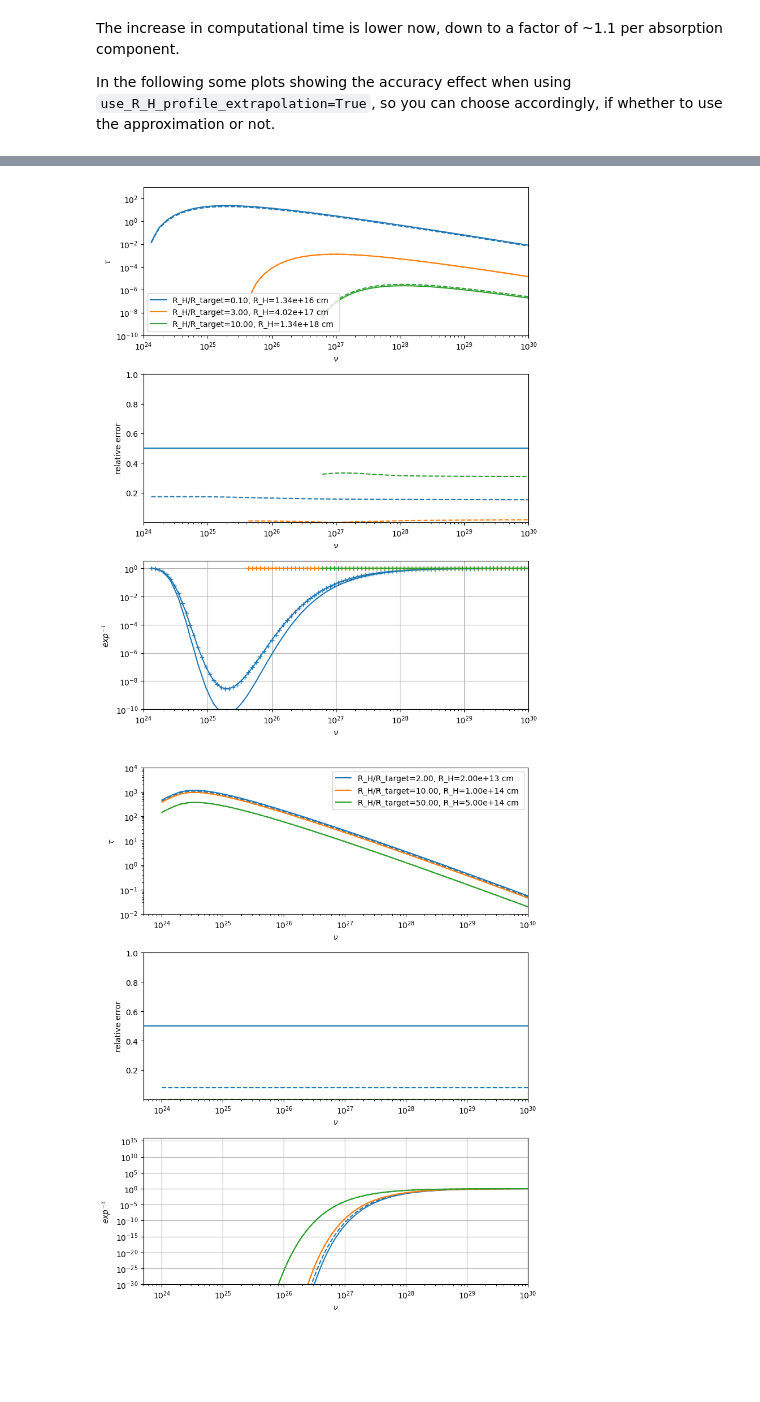
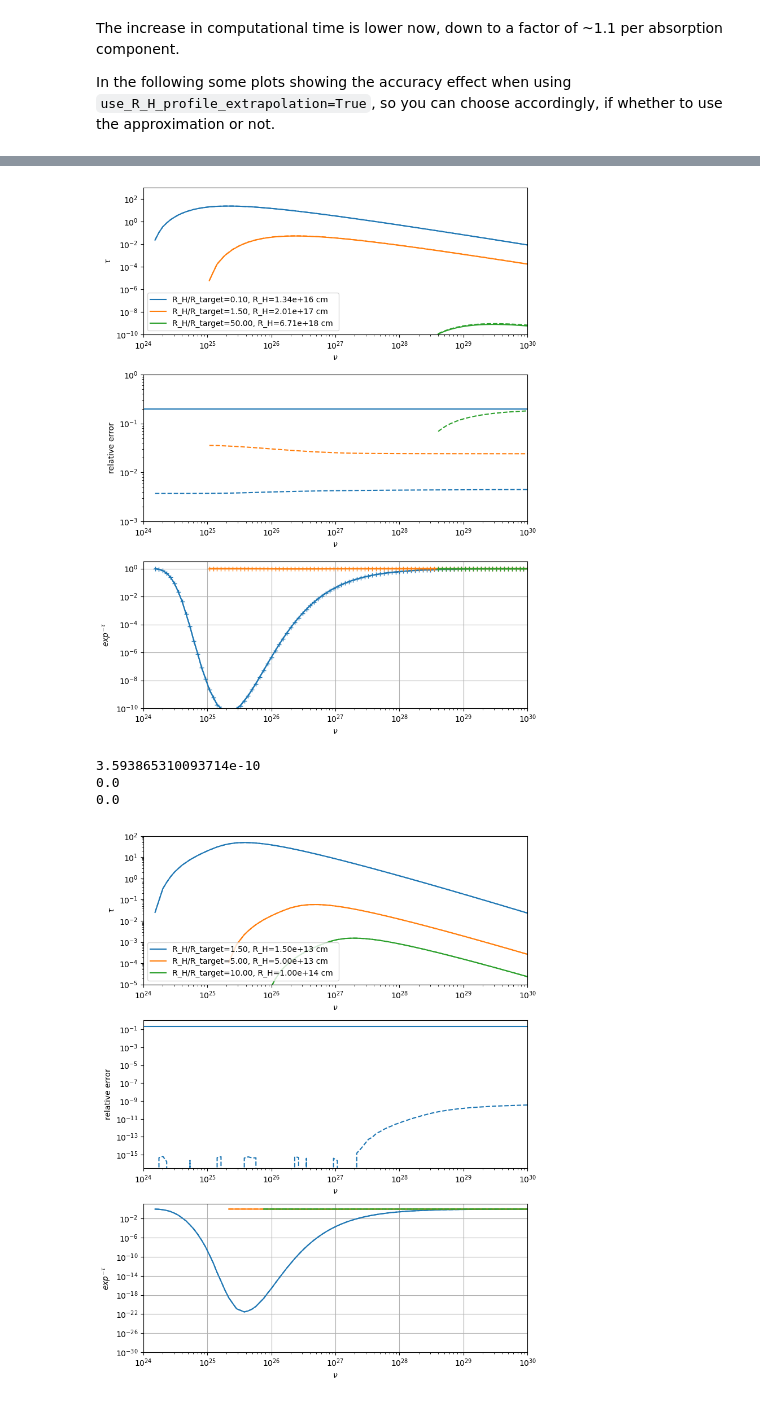
Before and after one commit to andreatramacere/jetset, a Jupyter notebook: doc/documentation_notebooks/notebooks/internal_abs/int_abs.ipynb, the cells around one changed output, grey strips where cells are left out. Drawn from its saved outputs; the diff is of its cells as text; code cells hidden in the pictures; blank space fills up the shorter version.

Commit message:
upd doc for Corona

```diff
--- a/doc/documentation_notebooks/notebooks/internal_abs/int_abs.ipynb
+++ b/doc/documentation_notebooks/notebooks/internal_abs/int_abs.ipynb
@@ -106,17 +106,17 @@ None
 # %% [markdown]
 Now we can enable the internal absorption for the BLR and DT fields, and evaluate the model with internal absorption applied
 # %%
-
-jetset_model.enable_internal_absorption('DT',use_R_H_profile_extrapolation=False)
-jetset_model.enable_internal_absorption('BLR',use_R_H_profile_extrapolation=False)
-jetset_model.enable_internal_absorption('Corona',use_R_H_profile_extrapolation=False)
+jetset_model.remove_internal_absorption('DT',)
+jetset_model.remove_internal_absorption('BLR', )
+jetset_model.remove_internal_absorption('Corona')
 
 jetset_model.eval()
 p=jetset_model.plot_model()
 
-jetset_model.remove_internal_absorption('DT')
-jetset_model.remove_internal_absorption('BLR')
-jetset_model.remove_internal_absorption('Corona')
+#jetset_model.remove_internal_absorption('DT')
+#jetset_model.remove_internal_absorption('BLR')
+#jetset_model.remove_internal_absorption('Corona')
+jetset_model.set_external_field_transf('disk')
 
 jetset_model.eval()
 jetset_model.plot_model(plot_obj=p,comp='EC_DT',label='no DT abs',line_style='--')
@@ -241,7 +250,7 @@ jetset_model.enable_internal_absorption(comp,N_R_H=50,N_theta=50,N_soft=50,N_har
 nu_hard_min=1E25
 nu_tau=np.logspace(np.log10(nu_hard_min),30,100)
 
-for ID,f in enumerate([0.1,1,30]):
+for ID,f in enumerate([.1,1.5,20]):
     jetset_model.parameters.R_H.val=R_DT*f
     jetset_model.eval()
 
@@ -257,7 +266,7 @@ for ID,f in enumerate([0.1,1,30]):
     x=x*u.Hz
     axs[0].loglog( x[msk] ,y1[msk] ,'--',c=colors[ID])
 
-    axs[1].semilogx( x[msk],np.fabs(y1[msk] -y [msk])/y[msk],'--',c=colors[ID])
+    axs[1].loglog( x[msk],np.fabs(y1[msk] -y [msk])/y[msk],'--',c=colors[ID])
 
     axs[2].loglog( x[msk],np.exp(-y[msk]),'-',c=colors[ID])
     axs[2].loglog( x[msk],np.exp(-y1[msk]),'--',c=colors[ID])
@@ -268,7 +277,7 @@ axs[2].set_xlim(x_min,1E30)
 axs[0].legend()
 
 
-axs[1].axhline(.5)
+axs[1].axhline(.2)
 
 axs[0].set_ylim(1E-10,1E3)
 axs[1].set_ylim(1E-5,2)
@@ -295,7 +304,7 @@ comp='BLR'
 jetset_model.enable_internal_absorption(comp,N_R_H=50,N_theta=50,N_soft=50,N_hard=50,use_R_H_profile_extrapolation=False)
 nu_hard_min=1E24
 nu_tau=np.logspace(np.log10(nu_hard_min),30,100)
-for ID,f in enumerate([.1,3,10]):
+for ID,f in enumerate([.1,1.5,50]):
     jetset_model.parameters.R_H.val=R_BLR*f
     jetset_model.eval()
     jetset_model.enable_internal_absorption(comp,N_R_H=50,N_theta=50,N_soft=50,N_hard=50,use_R_H_profile_extrapolation=False)
@@ -310,7 +319,7 @@ for ID,f in enumerate([.1,3,10]):
     y1,x=jetset_model.eval_internal_absorption(comp=comp,peak=False,nu=nu_tau)
     x=x*u.Hz
     axs[0].loglog( x[msk] ,y1[msk] ,'--',c=colors[ID])
-    axs[1].semilogx( x[msk],np.fabs(y1[msk] -y [msk])/y[msk],'--',c=colors[ID])
+    axs[1].loglog( x[msk],np.fabs(y1[msk] -y [msk])/y[msk],'--',c=colors[ID])
 
     axs[2].loglog( x[msk],np.exp(-y[msk]),'-',c=colors[ID])
     axs[2].loglog( x[msk],np.exp(-y1[msk]),'-+',c=colors[ID])
@@ -320,7 +329,7 @@ axs[1].set_xlim(x_min,1E30)
 axs[2].set_xlim(x_min,1E30)
 axs[0].legend()
 
-axs[1].axhline(.5)
+axs[1].axhline(.2)
 
 axs[0].set_ylim(1E-10,1E3)
 axs[1].set_ylim(1E-3,1)
@@ -335,7 +344,7 @@ axs[2].set_ylabel(r'$exp^{-\tau}$')
 plt.tight_layout()
 plt.grid()
 # %% [output]
-[figure, old version]
+[figure, new version]
 # %%
 from matplotlib import pylab as plt
 #jetset_model.parameters.T_DT.val=1000
@@ -348,7 +357,7 @@ nu_tau=np.logspace(np.log10(nu_hard_min),30,100)
 jetset_model.enable_internal_absorption(comp,N_R_H=50,N_theta=50,N_soft=50,N_hard=50,use_R_H_profile_extrapolation=False)
 
 R_H_corona=jetset_model.parameters.R_H_Corona.val
-for ID,f in enumerate([2,10,50]):
+for ID,f in enumerate([1.5,5,10]):
     jetset_model.parameters.R_H.val=R_H_corona*f
     jetset_model.eval()
 
@@ -360,38 +369,43 @@ for ID,f in enumerate([2,10,50]):
 
     jetset_model.enable_internal_absorption(comp,N_R_H=50,N_theta=50,N_soft=50,N_hard=50,use_R_H_profile_extrapolation=True,use_sigma_gamma_gamma_fast=False)
     y1,x=jetset_model.eval_internal_absorption(comp=comp,peak=False,nu=nu_tau)
     x=x*u.Hz
     axs[0].loglog( x[msk] ,y1[msk] ,'--',c=colors[ID])
 
-    axs[1].semilogx( x[msk],np.fabs(y1[msk] -y [msk])/y[msk],'--',c=colors[ID])
+    axs[1].loglog( x[msk],np.fabs(y1[msk] -y [msk])/y[msk],'--',c=colors[ID])
 
     axs[2].loglog( x[msk],np.exp(-y[msk]),'-',c=colors[ID])
     axs[2].loglog( x[msk],np.exp(-y1[msk]),'--',c=colors[ID])
     x_min=min(nu_hard_min,x[msk].value.min()/2)
+    print(np.max(np.fabs(y1[msk] -y [msk])/y[msk]))
 axs[0].set_xlim(x_min,1E30)
 axs[1].set_xlim(x_min,1E30)
 axs[2].set_xlim(x_min,1E30)
 axs[0].legend()
 
 
-axs[1].axhline(.5)
 
-axs[0].set_ylim(1E-2,1E4)
-axs[1].set_ylim(1E-3,1)
+axs[1].axhline(.2)
+
+axs[0].set_ylim(1E-5,1E2)
+#axs[1].set_ylim(1E-5,1)
 axs[2].set_ylim(1E-30,)
 axs[0].set_xlabel(r'$\nu$')
 axs[1].set_xlabel(r'$\nu$')
 axs[2].set_xlabel(r'$\nu$')
 
 
 axs[0].set_ylabel(r'$\tau$')
 axs[1].set_ylabel(r'relative error')
 axs[2].set_ylabel(r'$exp^{-\tau}$')
 
 plt.tight_layout()
 plt.grid()
 # %% [output]
+3.593865310093714e-10
+0.0
+0.0
-[figure, old version]
+[figure, new version]
 # %%
 from matplotlib import pylab as plt
 jetset_model.parameters.tau_BLR.val=0.1
```
Also changed, not shown: parts of 19 cells of this notebook.
